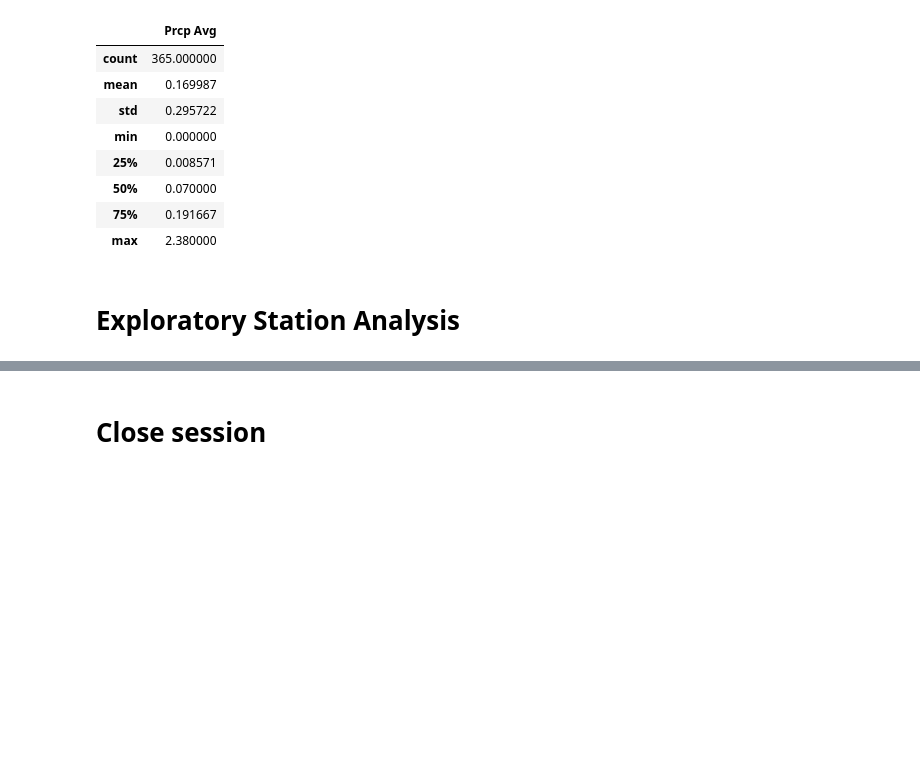
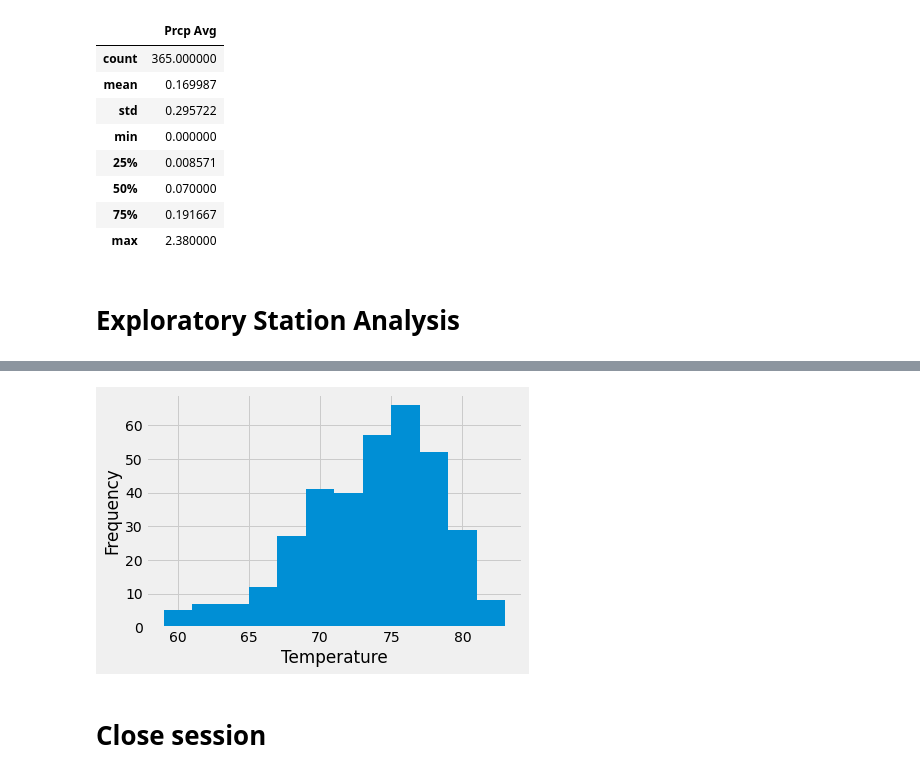
Before and after one commit to Trevor-Velez/sqlalchemy-challenge, a Jupyter notebook: climate_starter.ipynb, the cells around one changed output, grey strips where cells are left out. Cells and saved outputs as stored; diff of their text form; code cells hidden in the pictures; blank space fills up the shorter version.

Commit message:
Finished Station Analysis

```diff
--- a/climate_starter.ipynb
+++ b/climate_starter.ipynb
@@ -145,2 +166,10 @@ sorted_df.describe()
 # %%
 # Using the most active station id from the previous query, calculate the lowest, highest, and average temperature.
+station_id = 'USC00519281'
+
+tobs_query = session.query(measurement.station, \
+                           func.min(measurement.tobs), \
+                           func.max(measurement.tobs), \
+                           func.avg(measurement.tobs)).\
+                           filter(measurement.station == station_id).all()
+tobs_query
@@ -147,3 +178,8 @@ sorted_df.describe()
 # %%
 # Using the most active station id
 # Query the last 12 months of temperature observation data for this station and plot the results as a histogram
+
+year_query = session.query(measurement.date, measurement.tobs).\
+                           filter(measurement.date >= year_ago).\
+                           filter(measurement.station == station_id).all()
+year_query
@@ -150,3 +204,15 @@ sorted_df.describe()
+# %%
+# Plot the results as a histogram with bins=12.
+
+df2 = pd.DataFrame(year_query, columns = ['Date', 'Tobs'])
+df2.set_index('Date', inplace = True)
+
+plt.hist(df2['Tobs'], bins = 12)
+plt.ylabel("Frequency")
+plt.xlabel("Temperature")
+plt.show()
+# %% [output]
+[figure, added]
 # %% [markdown]
 # Close session
 # %%
```
Also changed, not shown: parts of 5 cells of this notebook.
